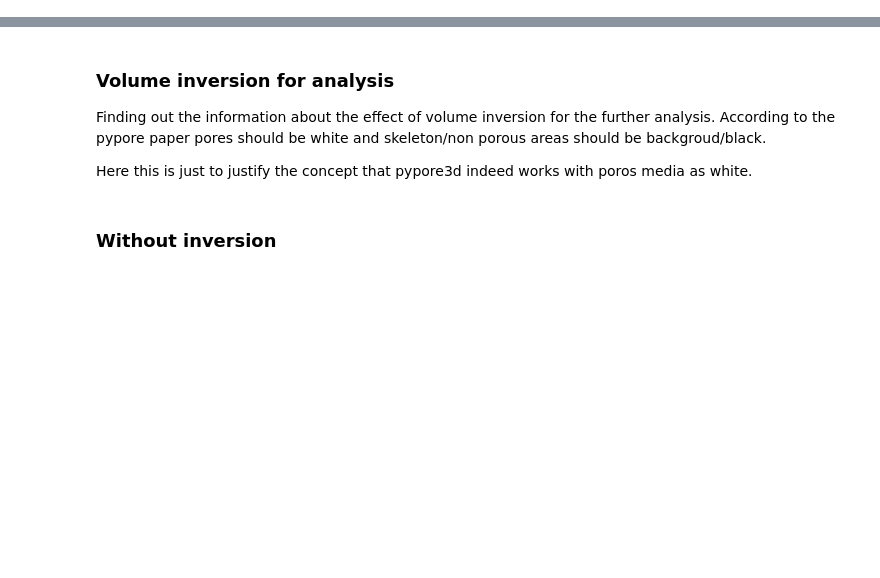
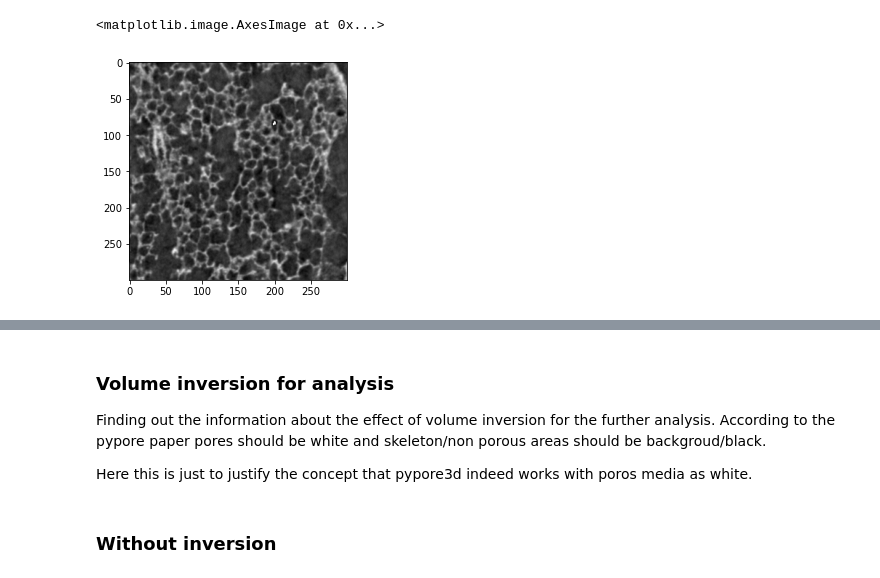
Before and after one commit to mrahmansagar/poreAnalysis, a Jupyter notebook: poreAnalysis_investigations.ipynb, the cells around one changed output, grey strips where cells are left out. Saved outputs shown, nothing was run; the diff lists cells and outputs as text; code cells hidden in the pictures; blank space fills up the shorter version.

```diff
--- a/poreAnalysis_investigations.ipynb
+++ b/poreAnalysis_investigations.ipynb
@@ -41,3 +41,8 @@ Success.
 Success.
 
 Success.
+# %%
+plt.imshow(vol[:, :, 2], cmap='gray')
+# %% [output]
+<matplotlib.image.AxesImage at 0x...>
+[figure, added]
```
Also changed, not shown: parts of 8 cells of this notebook.
